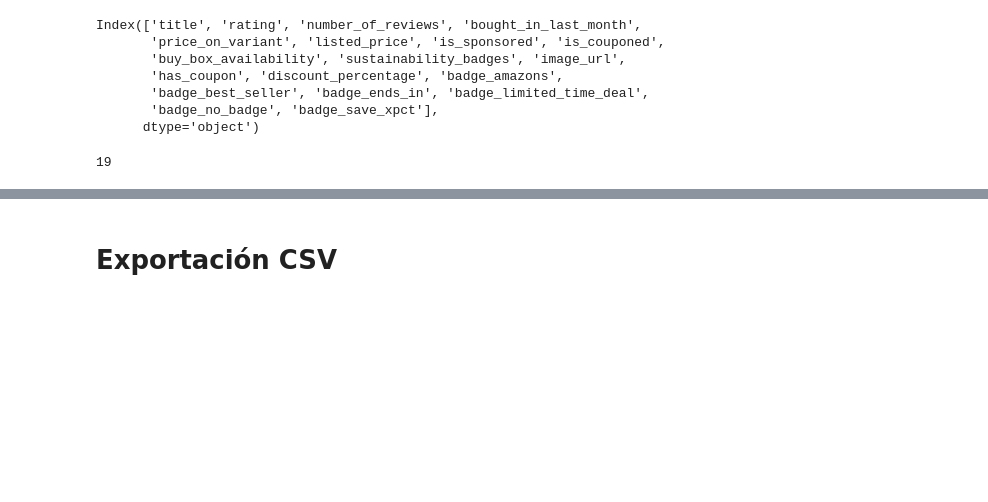
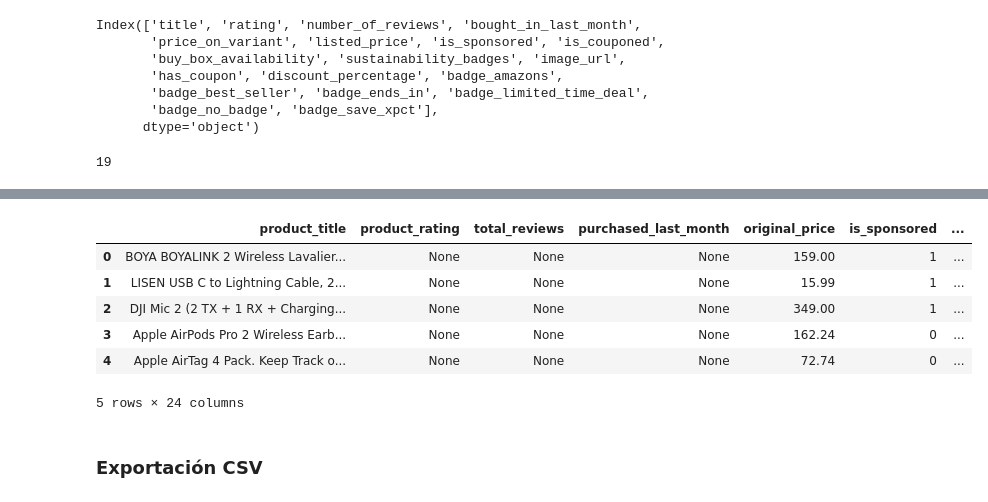
Before and after one commit to beja28/Amazon-Smart-Pricing, a Jupyter notebook: Codigo/cleaning.ipynb, the cells around one changed output, grey strips where cells are left out. Saved outputs shown, nothing was run; the diff lists cells and outputs as text; code cells hidden in the pictures; blank space fills up the shorter version.

```diff
--- a/Codigo/cleaning.ipynb
+++ b/Codigo/cleaning.ipynb
@@ -567,4 +745,14 @@ memory usage: 4.9+ MB
+# %%
+df_uncleaned.head(5)
+# %% [output]
+|  | product_title | product_rating | total_reviews | purchased_last_month | original_price | is_sponsored | ... |
+| 0 | BOYA BOYALINK 2 Wireless Lavalier... | None | None | None | 159.00 | 1 | ... |
+| 1 | LISEN USB C to Lightning Cable, 2... | None | None | None | 15.99 | 1 | ... |
+| 2 | DJI Mic 2 (2 TX + 1 RX + Charging... | None | None | None | 349.00 | 1 | ... |
+| 3 | Apple AirPods Pro 2 Wireless Earb... | None | None | None | 162.24 | 0 | ... |
+| 4 | Apple AirTag 4 Pack. Keep Track o... | None | None | None | 72.74 | 0 | ... |
+5 rows × 24 columns
 # %% [markdown]
-# Exportación CSV
+### Exportación CSV
 # %%
 df_uncleaned.to_csv('../Datasets/amazon_final.csv', index=False)
```
Also changed, not shown: parts of 67 cells of this notebook, 1 other file.
